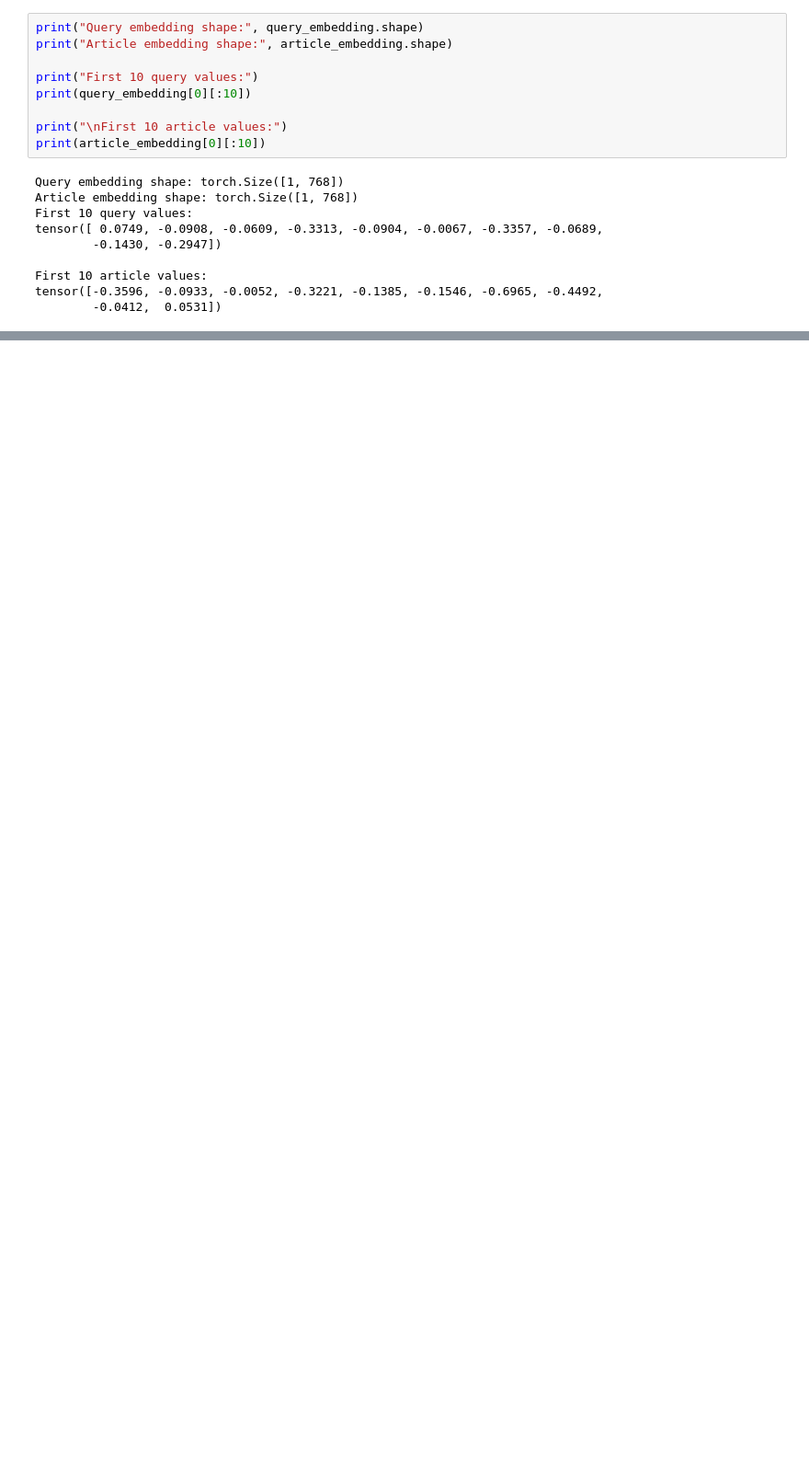
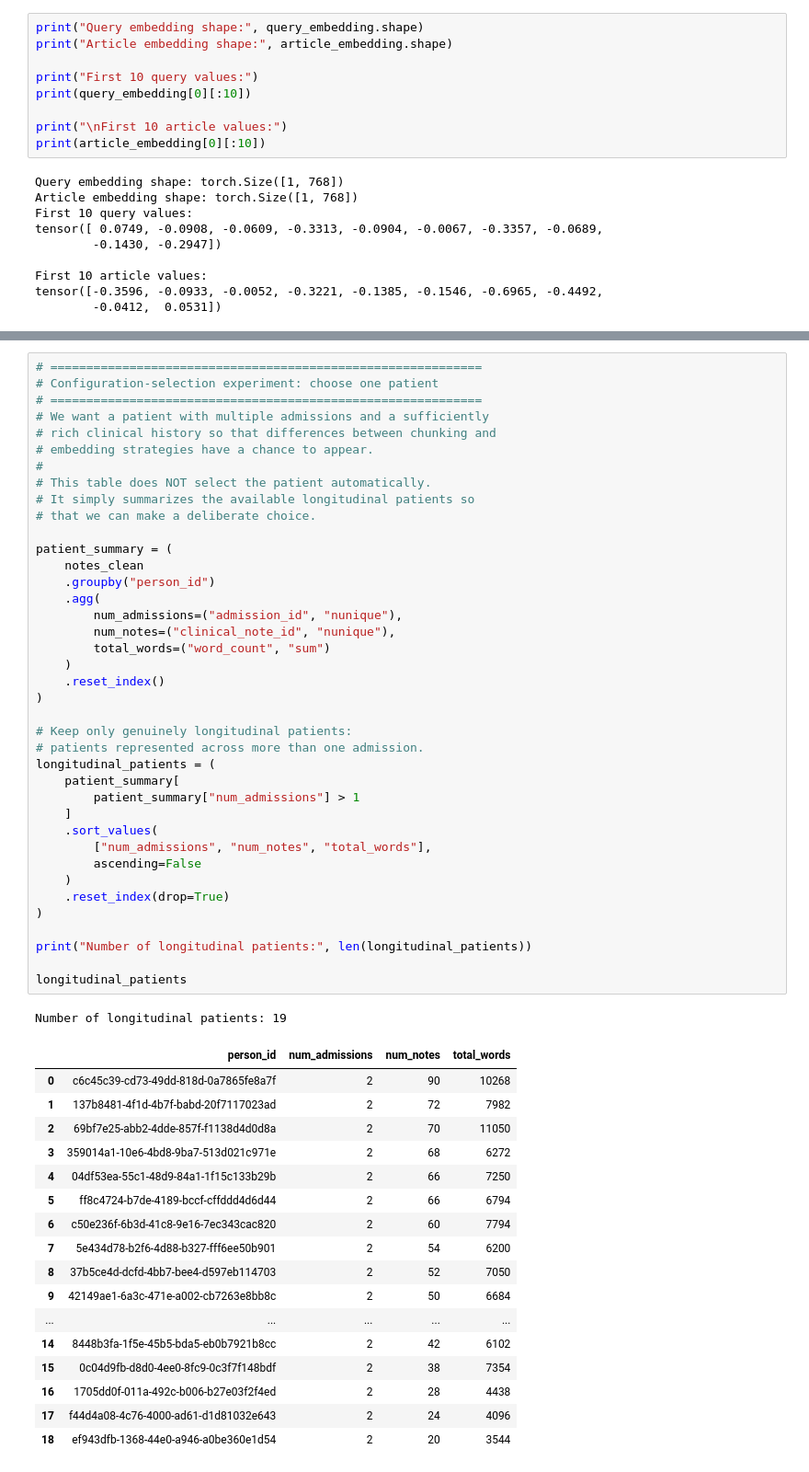
Before and after one commit to pallavi-cs-ai/clinical-summarization-eval, a Jupyter notebook: notebooks/03_workflow_2_rag_experiments.ipynb, the cells around one changed output, grey strips where cells are left out. Shown at 92% size. Drawn from its saved outputs; the diff is of its cells as text; blank space fills up the shorter version.

```diff
--- a/notebooks/03_workflow_2_rag_experiments.ipynb
+++ b/notebooks/03_workflow_2_rag_experiments.ipynb
@@ -1016,0 +1093,58 @@ tensor([-0.3596, -0.0933, -0.0052, -0.3221, -0.1385, -0.1546, -0.6965, -0.4492,
+# %%
+# ============================================================
+# Configuration-selection experiment: choose one patient
+# ============================================================
+# We want a patient with multiple admissions and a sufficiently
+# rich clinical history so that differences between chunking and
+# embedding strategies have a chance to appear.
+#
+# This table does NOT select the patient automatically.
+# It simply summarizes the available longitudinal patients so
+# that we can make a deliberate choice.
+
+patient_summary = (
+    notes_clean
+    .groupby("person_id")
+    .agg(
+        num_admissions=("admission_id", "nunique"),
+        num_notes=("clinical_note_id", "nunique"),
+        total_words=("word_count", "sum")
+    )
+    .reset_index()
+)
+
+# Keep only genuinely longitudinal patients:
+# patients represented across more than one admission.
+longitudinal_patients = (
+    patient_summary[
+        patient_summary["num_admissions"] > 1
+    ]
+    .sort_values(
+        ["num_admissions", "num_notes", "total_words"],
+        ascending=False
+    )
+    .reset_index(drop=True)
+)
+
+print("Number of longitudinal patients:", len(longitudinal_patients))
+
+longitudinal_patients
+# %% [output]
+Number of longitudinal patients: 19
+|  | person_id | num_admissions | num_notes | total_words |
+| 0 | c6c45c39-cd73-49dd-818d-0a7865fe8a7f | 2 | 90 | 10268 |
+| 1 | 137b8481-4f1d-4b7f-babd-20f7117023ad | 2 | 72 | 7982 |
+| 2 | 69bf7e25-abb2-4dde-857f-f1138d4d0d8a | 2 | 70 | 11050 |
+| 3 | 359014a1-10e6-4bd8-9ba7-513d021c971e | 2 | 68 | 6272 |
+| 4 | 04df53ea-55c1-48d9-84a1-1f15c133b29b | 2 | 66 | 7250 |
+| 5 | ff8c4724-b7de-4189-bccf-cffddd4d6d44 | 2 | 66 | 6794 |
+| 6 | c50e236f-6b3d-41c8-9e16-7ec343cac820 | 2 | 60 | 7794 |
+| 7 | 5e434d78-b2f6-4d88-b327-fff6ee50b901 | 2 | 54 | 6200 |
+| 8 | 37b5ce4d-dcfd-4bb7-bee4-d597eb114703 | 2 | 52 | 7050 |
+| 9 | 42149ae1-6a3c-471e-a002-cb7263e8bb8c | 2 | 50 | 6684 |
+| ... | ... | ... | ... | ... |
+| 14 | 8448b3fa-1f5e-45b5-bda5-eb0b7921b8cc | 2 | 42 | 6102 |
+| 15 | 0c04d9fb-d8d0-4ee0-8fc9-0c3f7f148bdf | 2 | 38 | 7354 |
+| 16 | 1705dd0f-011a-492c-b006-b27e03f2f4ed | 2 | 28 | 4438 |
+| 17 | f44d4a08-4c76-4000-ad61-d1d81032e643 | 2 | 24 | 4096 |
+| 18 | ef943dfb-1368-44e0-a946-a0be360e1d54 | 2 | 20 | 3544 |
```
Also changed, not shown: parts of 27 cells of this notebook.
